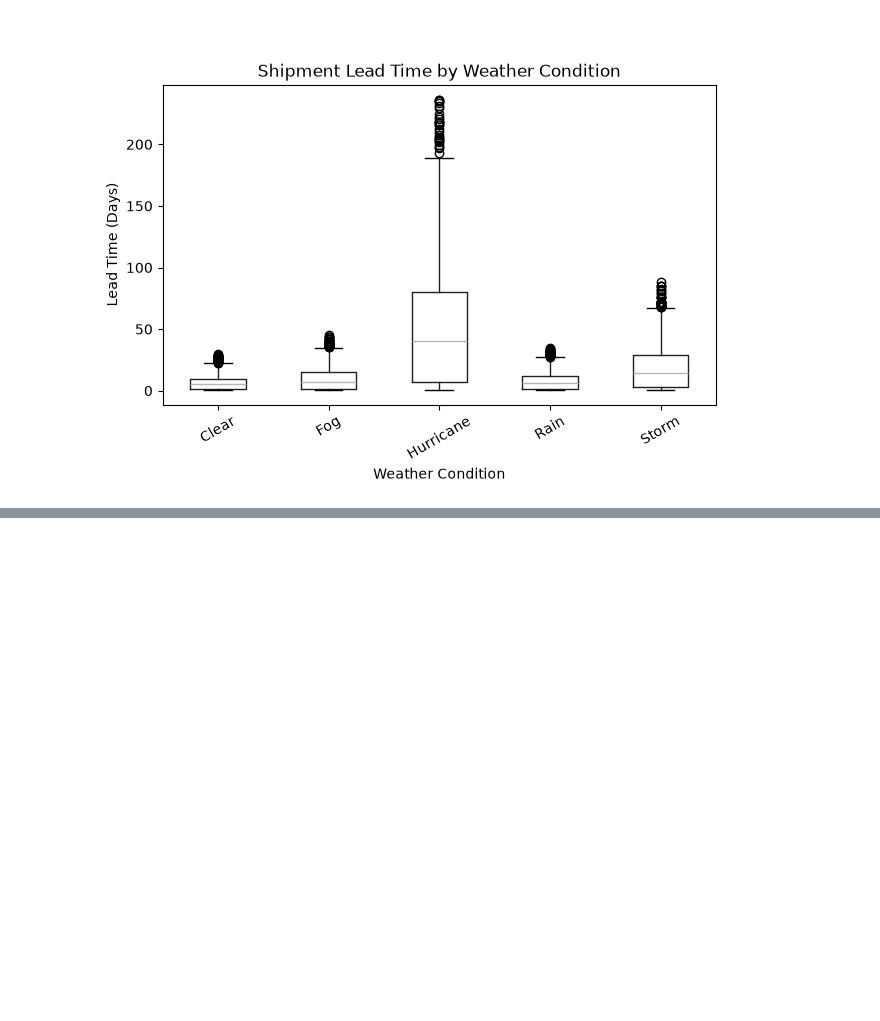
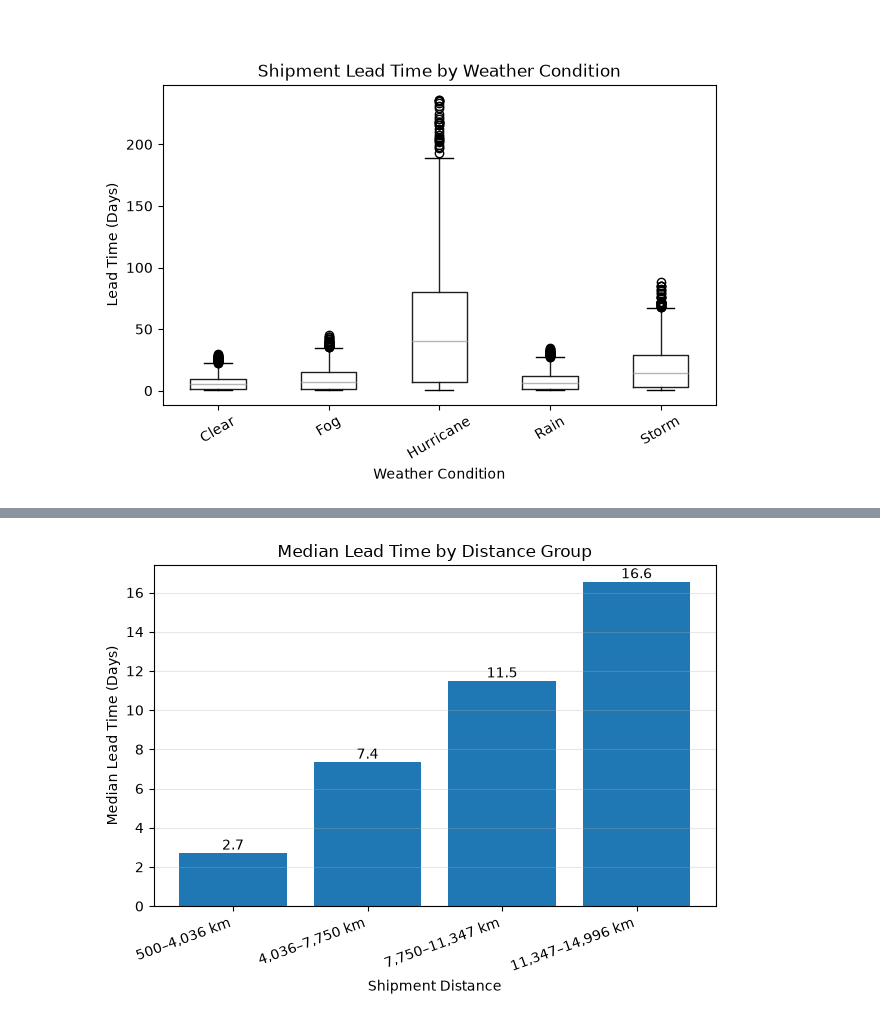
Before and after one commit to Donnabelle01/stackfuel_projekt, a Jupyter notebook: supply_chain/Notebooks/03_Exploratory_Analysis.ipynb, the cells around one changed output, grey strips where cells are left out. Saved outputs shown, nothing was run; the diff lists cells and outputs as text; code cells hidden in the pictures; blank space fills up the shorter version.

```diff
--- a/supply_chain/Notebooks/03_Exploratory_Analysis.ipynb
+++ b/supply_chain/Notebooks/03_Exploratory_Analysis.ipynb
@@ -429,0 +622,31 @@ The dataset covers 2024–2025 and may not represent all supply-chain networks o
+# %%
+distance_labels = [
+    "500–4,036 km",
+    "4,036–7,750 km",
+    "7,750–11,347 km",
+    "11,347–14,996 km"
+]
+
+median_lead_times = distance_summary["Median_Lead_Time"].values
+
+ax = plt.bar(distance_labels, median_lead_times)
+
+plt.title("Median Lead Time by Distance Group")
+plt.xlabel("Shipment Distance")
+plt.ylabel("Median Lead Time (Days)")
+plt.xticks(rotation=20, ha="right")
+plt.grid(axis="y", alpha=0.3)
+
+for bar in ax:
+    plt.text(
+        bar.get_x() + bar.get_width() / 2,
+        bar.get_height(),
+        f"{bar.get_height():.1f}",
+        ha="center",
+        va="bottom"
+    )
+
+plt.tight_layout()
+plt.show()
+# %% [output]
+[figure, added]
```
Also changed, not shown: parts of 18 cells of this notebook, 24 other files.
